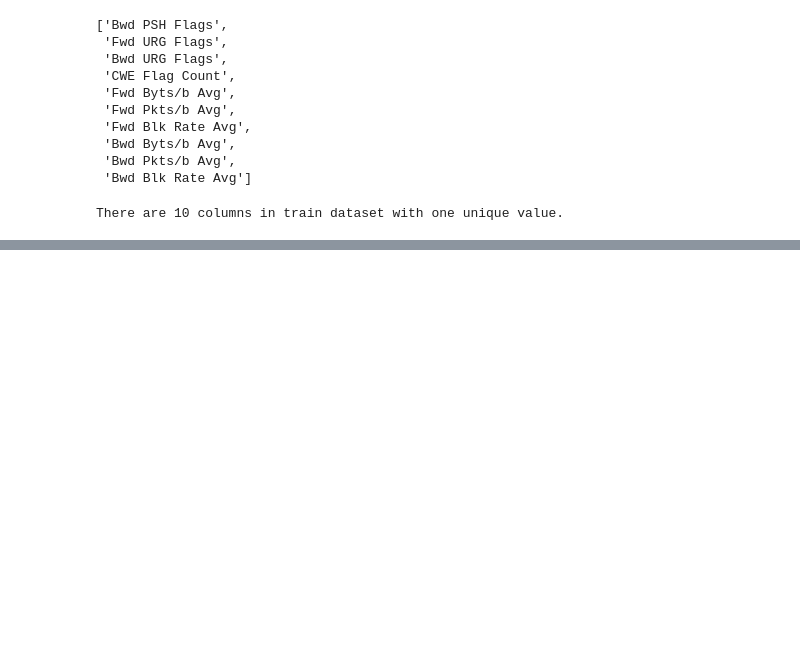
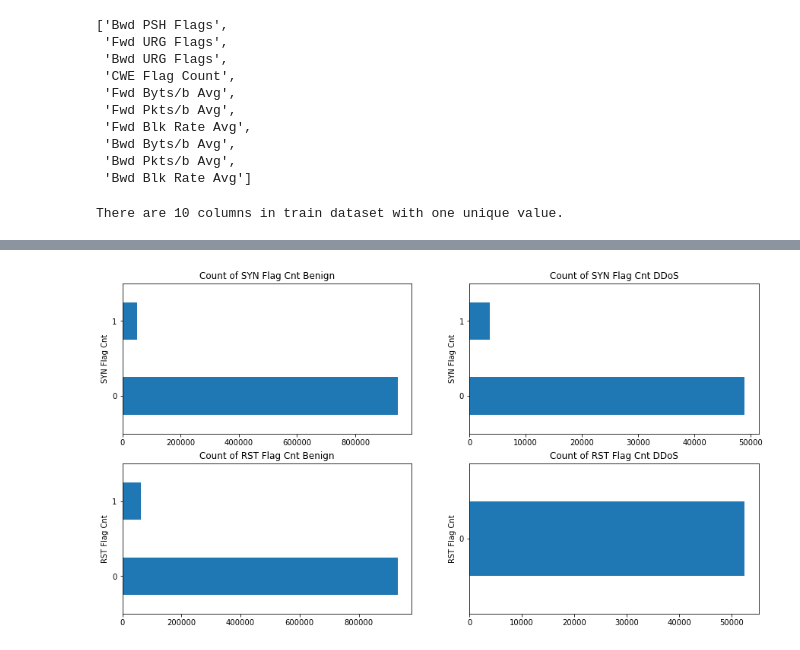
Before and after one commit to Bil369/IDS2018-DDoS-Traffic-Classify, a Jupyter notebook: EDA.ipynb, the cells around one changed output, grey strips where cells are left out. Cells and saved outputs as stored; diff of their text form; code cells hidden in the pictures; blank space fills up the shorter version.

```diff
--- a/EDA.ipynb
+++ b/EDA.ipynb
@@ -125,0 +309,9 @@ There are 10 columns in train dataset with one unique value.
+# %%
+fig, ((ax1, ax2), (ax3, ax4)) = plt.subplots(2, 2, figsize=(15, 8))
+train_benign.groupby('SYN Flag Cnt')['SYN Flag Cnt'].count().plot(kind='barh', ax=ax1, title='Count of SYN Flag Cnt Benign')
+train_ddos.groupby('SYN Flag Cnt')['SYN Flag Cnt'].count().plot(kind='barh', ax=ax2, title='Count of SYN Flag Cnt DDoS')
+train_benign.groupby('RST Flag Cnt')['RST Flag Cnt'].count().plot(kind='barh', ax=ax3, title='Count of RST Flag Cnt Benign')
+train_ddos.groupby('RST Flag Cnt')['RST Flag Cnt'].count().plot(kind='barh', ax=ax4, title='Count of RST Flag Cnt DDoS')
+plt.show()
+# %% [output]
+[figure, added]
```
Also changed, not shown: parts of 19 cells of this notebook.
